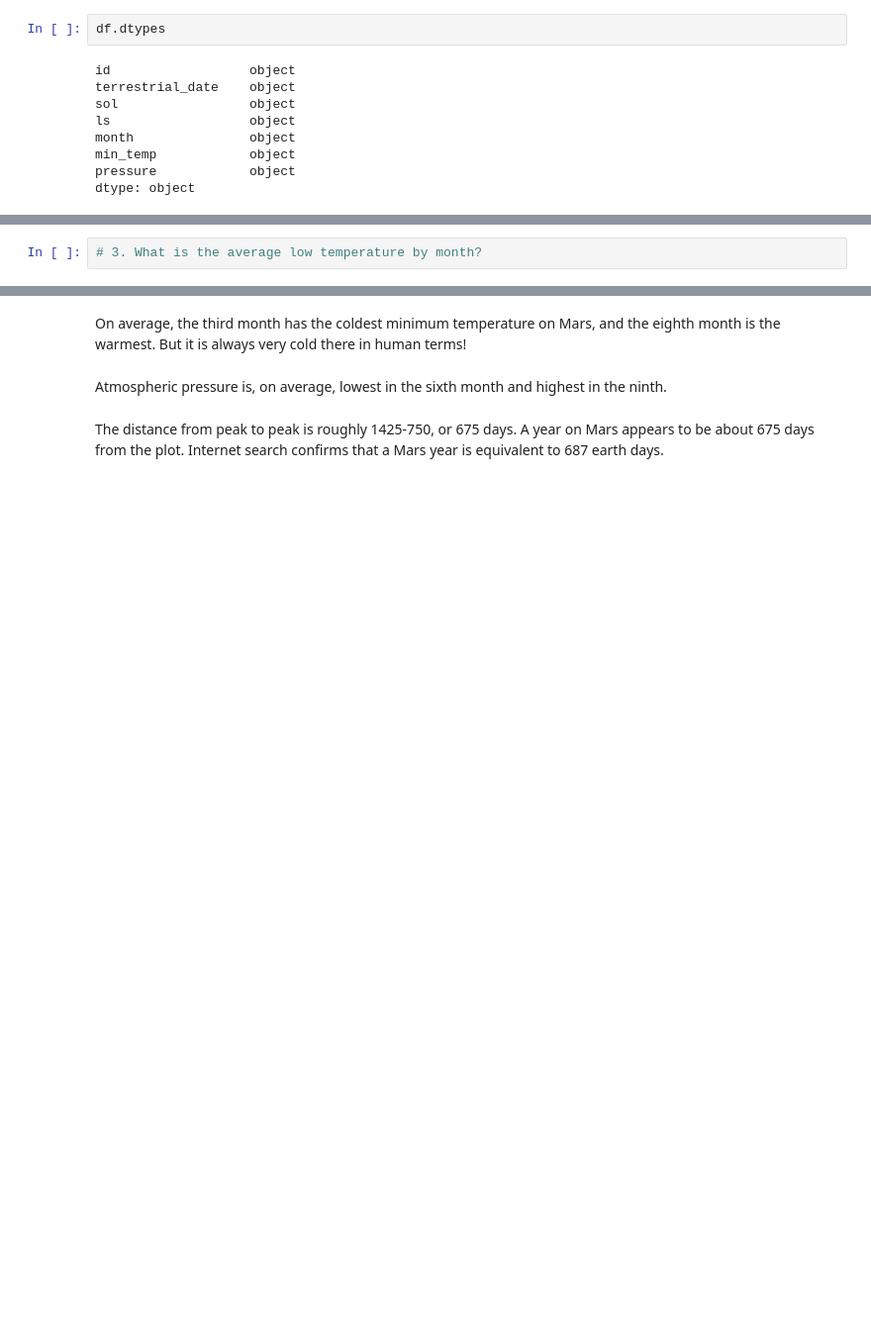
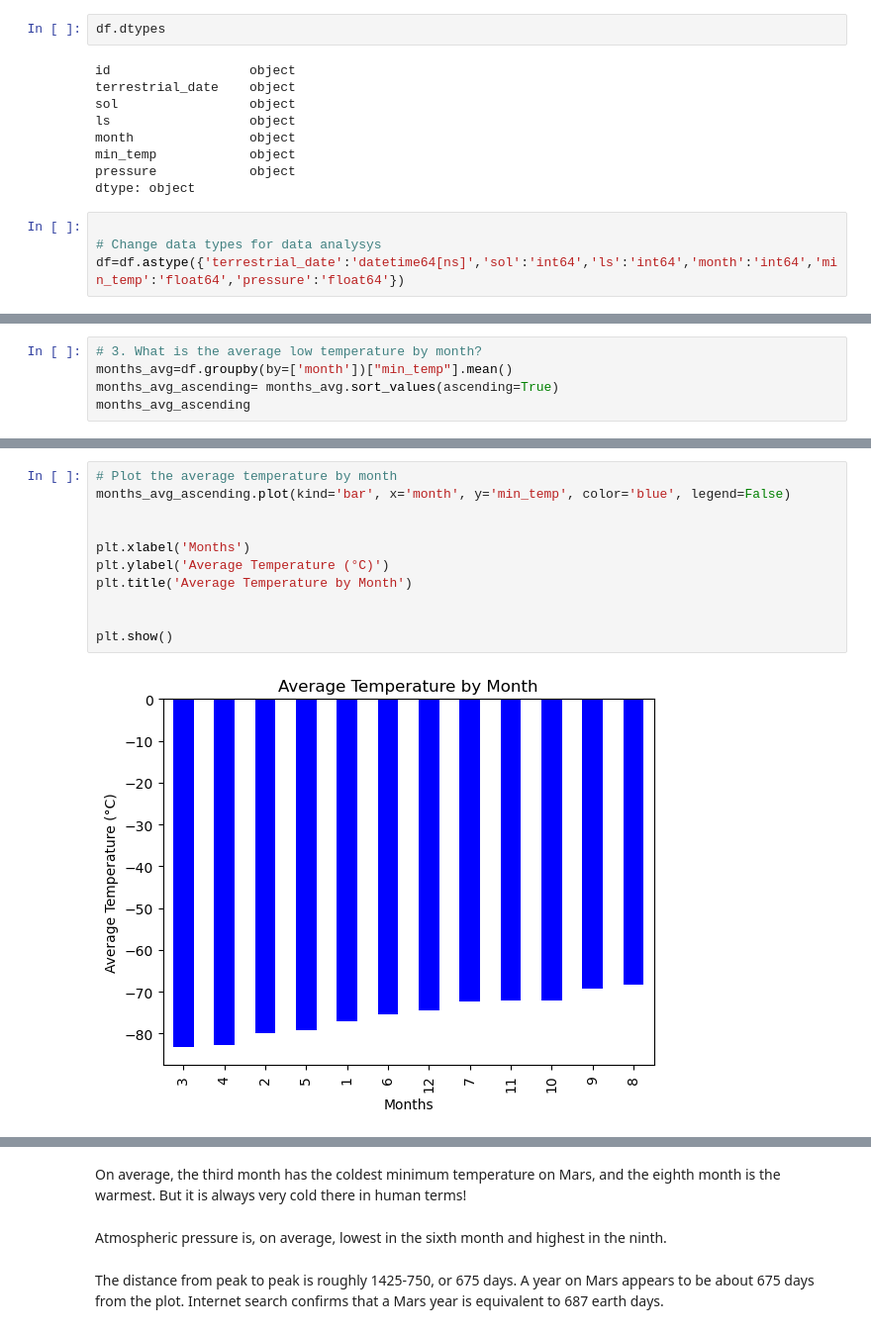
Before and after one commit to Ed2400/mars_weather, a Jupyter notebook: Mars_weather_challenge/part_2_mars_weather.ipynb, the cells around one changed output, grey strips where cells are left out. Shown at 99% size. Drawn from its saved outputs; the diff is of its cells as text; blank space fills up the shorter version.

```diff
--- a/Mars_weather_challenge/part_2_mars_weather.ipynb
+++ b/Mars_weather_challenge/part_2_mars_weather.ipynb
@@ -128,5 +130,9 @@ month               object
 min_temp            object
 pressure            object
 dtype: object
+# %%
+
+# Change data types for data analysys
+df=df.astype({'terrestrial_date':'datetime64[ns]','sol':'int64','ls':'int64','month':'int64','min_temp':'float64','pressure':'float64'})
 # %%
 # Examine data type of each column
@@ -192,4 +195,7 @@ Name: month, dtype: int64
 # %%
 # 3. What is the average low temperature by month?
+months_avg=df.groupby(by=['month'])["min_temp"].mean()
+months_avg_ascending= months_avg.sort_values(ascending=True)
+months_avg_ascending
 # %% [output]
 month
@@ -217,2 +215,15 @@ Name: min_temp, dtype: float64
+# %%
+# Plot the average temperature by month
+months_avg_ascending.plot(kind='bar', x='month', y='min_temp', color='blue', legend=False)
+
+
+plt.xlabel('Months')
+plt.ylabel('Average Temperature (°C)')
+plt.title('Average Temperature by Month')
+
+
+plt.show()
+# %% [output]
+[figure, added]
 # %%
 # 4. Average pressure by Martian month
```
Also changed, not shown: parts of 18 cells of this notebook.
